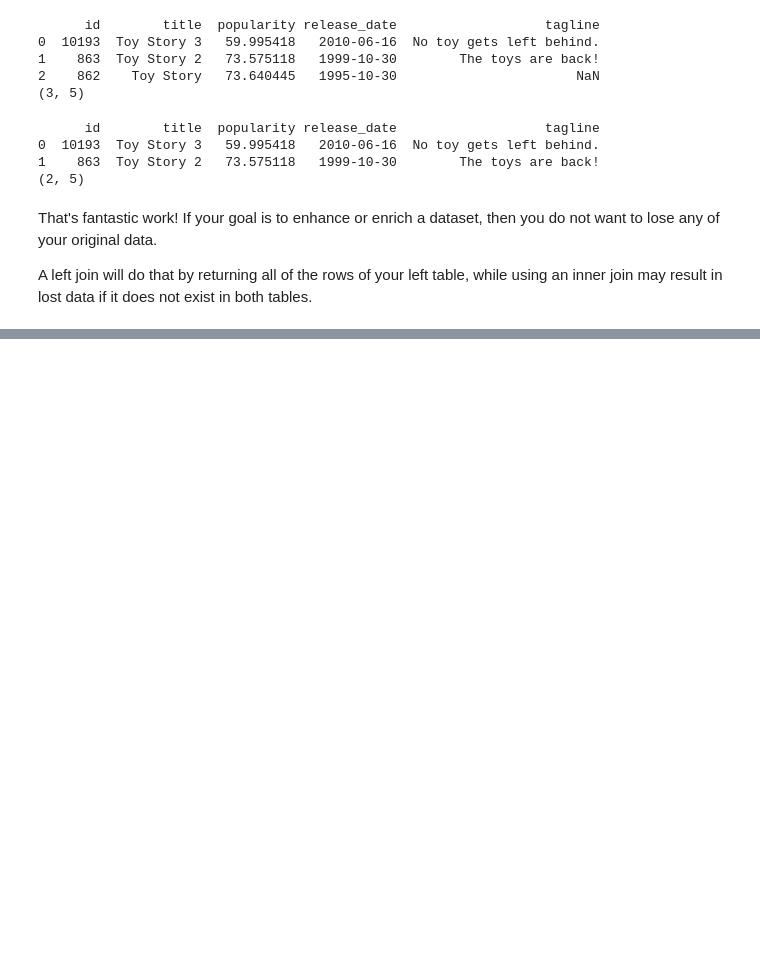
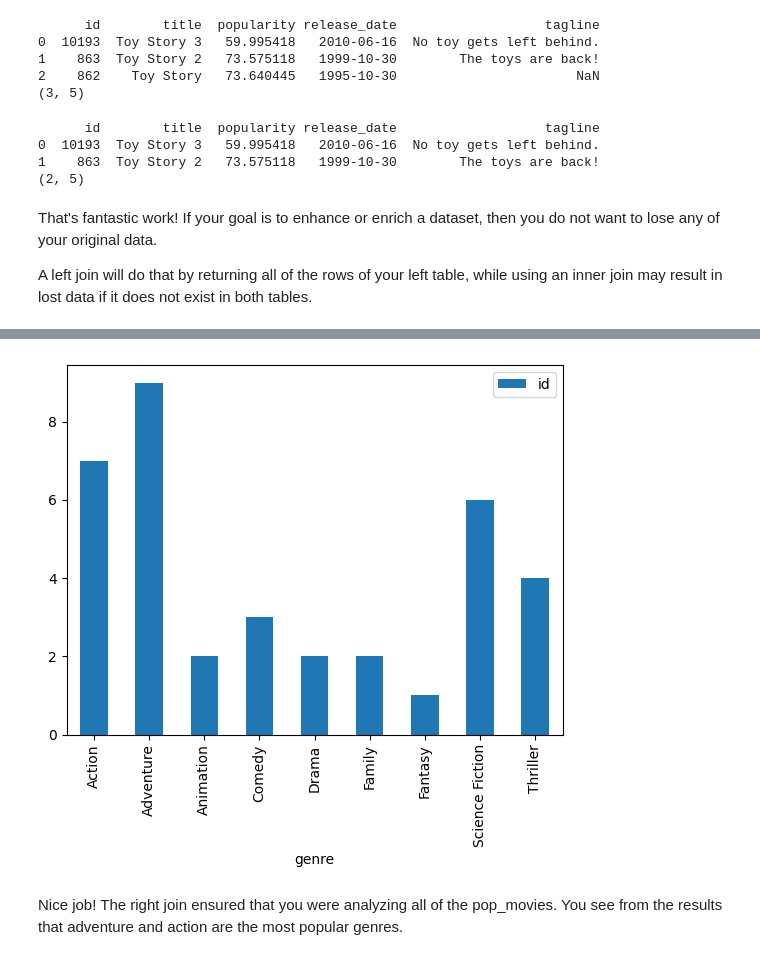
Before and after one commit to Navidullah/Data-Science, a Jupyter notebook: Joining Data with pandas/inner_join.ipynb, the cells around one changed output, grey strips where cells are left out. Drawn from its saved outputs; the diff is of its cells as text; code cells hidden in the pictures; blank space fills up the shorter version.

```diff
--- a/Joining Data with pandas/inner_join.ipynb
+++ b/Joining Data with pandas/inner_join.ipynb
@@ -444,0 +727,4 @@ A left join will do that by returning all of the rows of your left table, while
+# %%
+pop_movies = movies.sort_values('popularity',ascending=False)
+pop_movies=pop_movies.head(10)
+pop_movies
@@ -444,0 +757,16 @@ A left join will do that by returning all of the rows of your left table, while
+# %%
+# Use right join to merge the movie_to_genres and pop_movies tables
+genres_movies = movie_to_genres.merge(pop_movies, how='right',
+                                      left_on='movie_id',
+                                      right_on='id')
+
+# Count the number of genres
+genre_count = genres_movies.groupby('genre').agg({'id':'count'})
+
+# Plot a bar chart of the genre_count
+genre_count.plot(kind='bar')
+plt.show()
+# %% [output]
+[figure, added]
+# %% [markdown]
+Nice job! The right join ensured that you were analyzing all of the pop_movies. You see from the results that adventure and action are the most popular genres.
```
Also changed, not shown: parts of 28 cells of this notebook.
